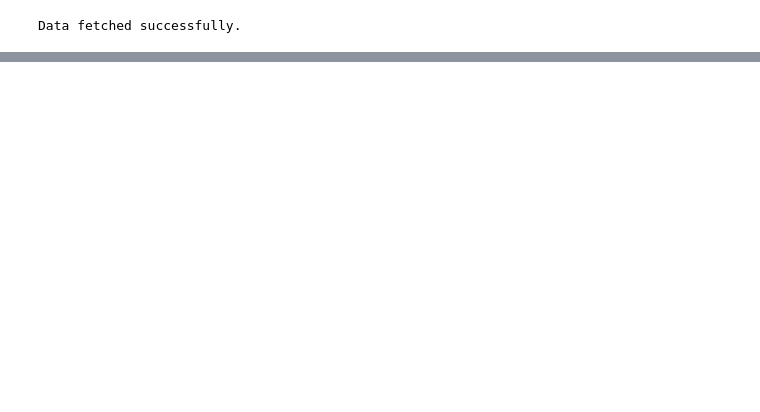
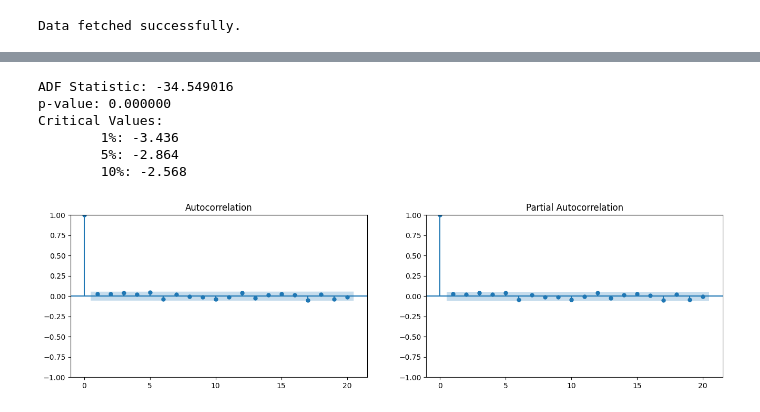
Before and after one commit to Erik01234/CS261-Software_Engineering, a Jupyter notebook: stock_prediction.ipynb, the cells around one changed output, grey strips where cells are left out. Saved outputs shown, nothing was run; the diff lists cells and outputs as text; code cells hidden in the pictures; blank space fills up the shorter version.

```diff
--- a/stock_prediction.ipynb
+++ b/stock_prediction.ipynb
@@ -131,0 +53,15 @@ plt.show()
+# %%
+import pandas as pd
+
+# Load the dataset
+file_path = 'data/TSLA_stock_data.csv'
+tesla_data = pd.read_csv(file_path)
+
+# Convert the Date column to datetime type
+tesla_data['Date'] = pd.to_datetime(tesla_data['Date'])
+
+# Filter data to the last 5 years
+tesla_data = tesla_data[tesla_data['Date'] >= (tesla_data['Date'].max() - pd.DateOffset(years=5))]
+
+# Display the first few rows of the dataframe
+print(tesla_data.head())
@@ -131,0 +75,9 @@ plt.show()
+# %%
+# Calculate daily returns as ROI
+tesla_data['ROI'] = tesla_data['Close'].pct_change() * 100
+
+# Drop the first NA value resulted from the pct_change() calculation
+tesla_data.dropna(inplace=True)
+
+# Display the first few rows of the modified dataframe
+print(tesla_data.head())
@@ -131,0 +98,32 @@ plt.show()
+# %%
+from statsmodels.tsa.stattools import adfuller
+
+# Function to perform the ADF test
+def adf_test(series):
+    result = adfuller(series, autolag='AIC')
+    print('ADF Statistic: %f' % result[0])
+    print('p-value: %f' % result[1])
+    print('Critical Values:')
+    for key, value in result[4].items():
+        print('\t%s: %.3f' % (key, value))
+
+# Apply ADF test on the ROI
+adf_test(tesla_data['ROI'])
+# %% [output]
+ADF Statistic: -34.549016
+p-value: 0.000000
+Critical Values:
+        1%: -3.436
+        5%: -2.864
+        10%: -2.568
+# %%
+from statsmodels.graphics.tsaplots import plot_acf, plot_pacf
+import matplotlib.pyplot as plt
+
+# Plot ACF and PACF
+fig, (ax1, ax2) = plt.subplots(1, 2, figsize=(16, 4))
+plot_acf(tesla_data['ROI'], lags=20, ax=ax1)
+plot_pacf(tesla_data['ROI'], lags=20, ax=ax2)
+plt.show()
+# %% [output]
+[figure, added]
```
Also changed, not shown: parts of 28 cells of this notebook.
